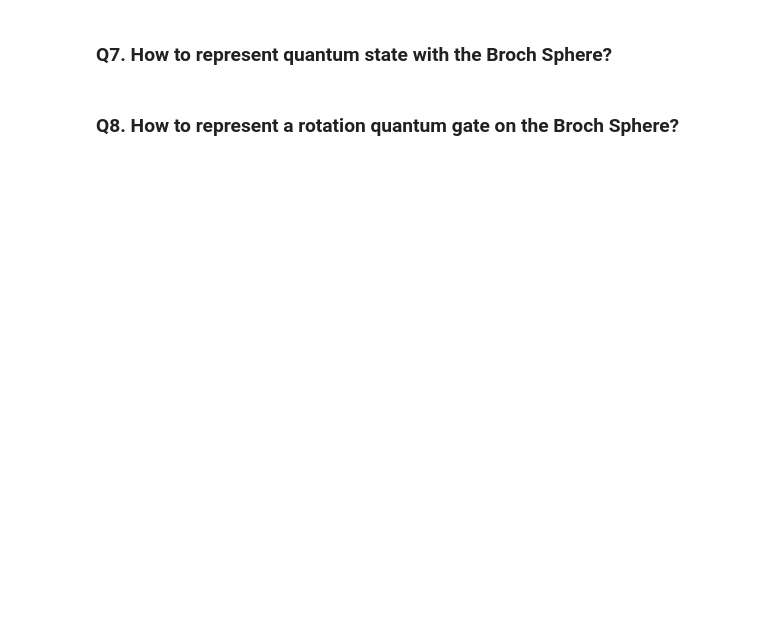
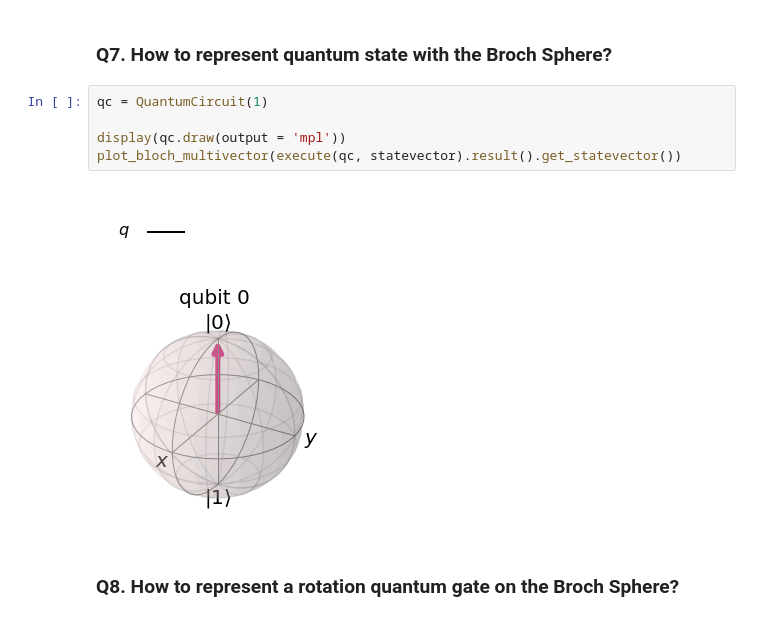
Before and after one commit to Chibikuri/Assignment, a Jupyter notebook: 1.one_qubit/Notebook.ipynb, the cells around one changed output. Saved outputs shown, nothing was run; the diff lists cells and outputs as text; blank space fills up the shorter version.

```diff
--- a/1.one_qubit/Notebook.ipynb
+++ b/1.one_qubit/Notebook.ipynb
@@ -38,4 +85,12 @@ $$|\psi_6\rangle = HR_z\Big(\frac{\pi}{2}\Big)H|0\rangle$$
 # %% [markdown]
 ### Q7. How to represent quantum state with the Broch Sphere?
+# %%
+qc = QuantumCircuit(1)
+
+display(qc.draw(output = 'mpl'))
+plot_bloch_multivector(execute(qc, statevector).result().get_statevector())
+# %% [output]
+[figure, added]
+[figure, added]
 # %% [markdown]
 ### Q8. How to represent a rotation quantum gate on the Broch Sphere?
```
Also changed, not shown: parts of 9 cells of this notebook.
